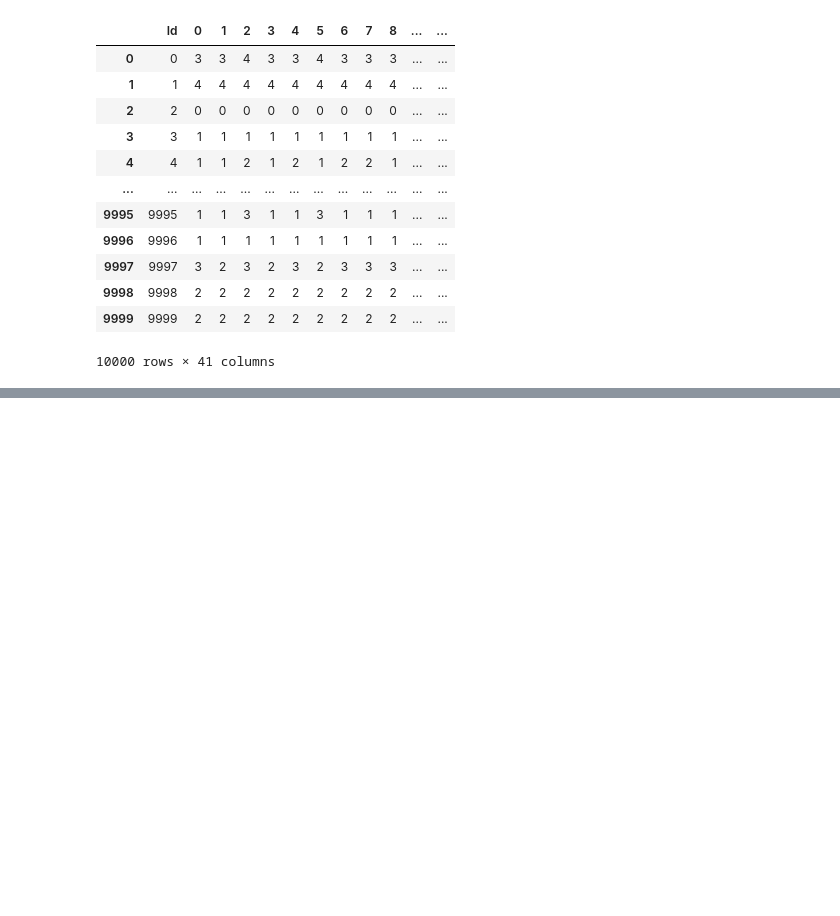
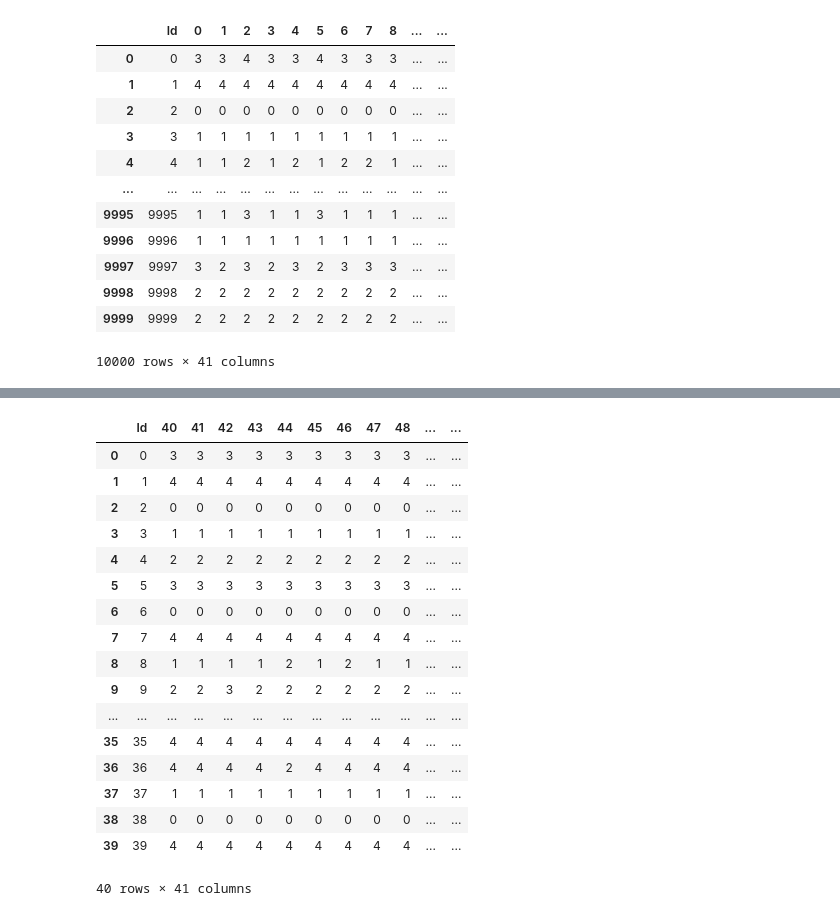
Before and after one commit to Tiankai-Jiang/ECE657A-A3, a Jupyter notebook: randomStateTest.ipynb, the cells around one changed output, grey strips where cells are left out. Drawn from its saved outputs; the diff is of its cells as text; code cells hidden in the pictures; blank space fills up the shorter version.

Commit message:
random forest combine

```diff
--- a/randomStateTest.ipynb
+++ b/randomStateTest.ipynb
@@ -73,3 +73,18 @@ count = dfRes.apply(pd.Series.value_counts, axis=1)[[0, 1, 2, 3, 4]].fillna(0)
 toFile = dfRes.drop(columns=['Id']).mode(axis=1)[[0]].astype(int).rename(columns={0: 'Label'})
 toFile.index = toFile.index.rename('Id')
 toFile.to_csv('SVMRandomCombine.csv', encoding='utf-8')
+# %%
+def g(x):
+    pca = PCA(n_components = 50)
+    ss = StandardScaler()
+    X_train_pca, X_test_pca, y_train, y_test = train_test_split(pca.fit_transform(ss.fit_transform(df.iloc[:,1:].values)), df.iloc[:,0], test_size=0.1, random_state=x)
+    X_pred = pca.transform(ss.transform(dfPred.iloc[:,1:].values))
+    clf = RandomForestClassifier(max_features=0.5, min_samples_split=2, n_estimators=500, random_state=x)
+    clf.fit(X_train_pca, y_train)
+    return [x+40, '{0:.2f}%'.format(clf.score(X_test_pca, y_test)*100), clf.predict(X_pred)]
+
+result2 = []
+with Pool(40) as p:
+    result2 = p.map(g, [*range(40)])
+
+print(result2[0])
@@ -75,0 +93,3 @@ toFile.to_csv('SVMRandomCombine.csv', encoding='utf-8')
+# %%
+for i in range(40):
+    print(result2[i][1])
@@ -75,0 +114,5 @@ toFile.to_csv('SVMRandomCombine.csv', encoding='utf-8')
+# %%
+dfRes2 = dfPred[['Id']].copy()
+for i in range(40):
+    dfRes2[result2[i][0]] = result2[i][2]
+dfRes2
@@ -75,0 +133,21 @@ toFile.to_csv('SVMRandomCombine.csv', encoding='utf-8')
+# %%
+dfRes2.head(40)
+# %% [output]
+|  | Id | 40 | 41 | 42 | 43 | 44 | 45 | 46 | 47 | 48 | ... | ... |
+| 0 | 0 | 3 | 3 | 3 | 3 | 3 | 3 | 3 | 3 | 3 | ... | ... |
+| 1 | 1 | 4 | 4 | 4 | 4 | 4 | 4 | 4 | 4 | 4 | ... | ... |
+| 2 | 2 | 0 | 0 | 0 | 0 | 0 | 0 | 0 | 0 | 0 | ... | ... |
+| 3 | 3 | 1 | 1 | 1 | 1 | 1 | 1 | 1 | 1 | 1 | ... | ... |
+| 4 | 4 | 2 | 2 | 2 | 2 | 2 | 2 | 2 | 2 | 2 | ... | ... |
+| 5 | 5 | 3 | 3 | 3 | 3 | 3 | 3 | 3 | 3 | 3 | ... | ... |
+| 6 | 6 | 0 | 0 | 0 | 0 | 0 | 0 | 0 | 0 | 0 | ... | ... |
+| 7 | 7 | 4 | 4 | 4 | 4 | 4 | 4 | 4 | 4 | 4 | ... | ... |
+| 8 | 8 | 1 | 1 | 1 | 1 | 2 | 1 | 2 | 1 | 1 | ... | ... |
+| 9 | 9 | 2 | 2 | 3 | 2 | 2 | 2 | 2 | 2 | 2 | ... | ... |
+| ... | ... | ... | ... | ... | ... | ... | ... | ... | ... | ... | ... | ... |
+| 35 | 35 | 4 | 4 | 4 | 4 | 4 | 4 | 4 | 4 | 4 | ... | ... |
+| 36 | 36 | 4 | 4 | 4 | 4 | 2 | 4 | 4 | 4 | 4 | ... | ... |
+| 37 | 37 | 1 | 1 | 1 | 1 | 1 | 1 | 1 | 1 | 1 | ... | ... |
+| 38 | 38 | 0 | 0 | 0 | 0 | 0 | 0 | 0 | 0 | 0 | ... | ... |
+| 39 | 39 | 4 | 4 | 4 | 4 | 4 | 4 | 4 | 4 | 4 | ... | ... |
+40 rows × 41 columns
```
Also changed, not shown: parts of 4 cells of this notebook, 1 other file.
